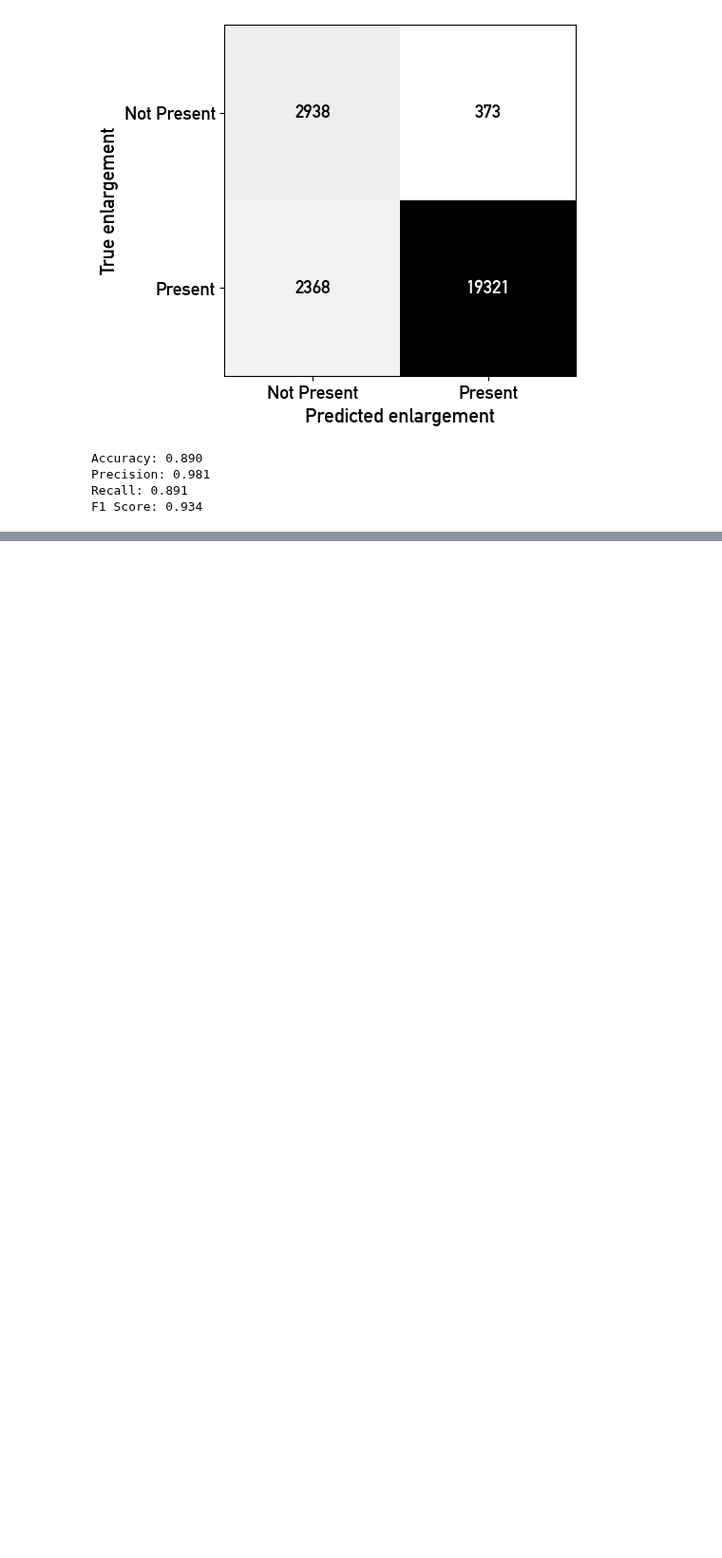
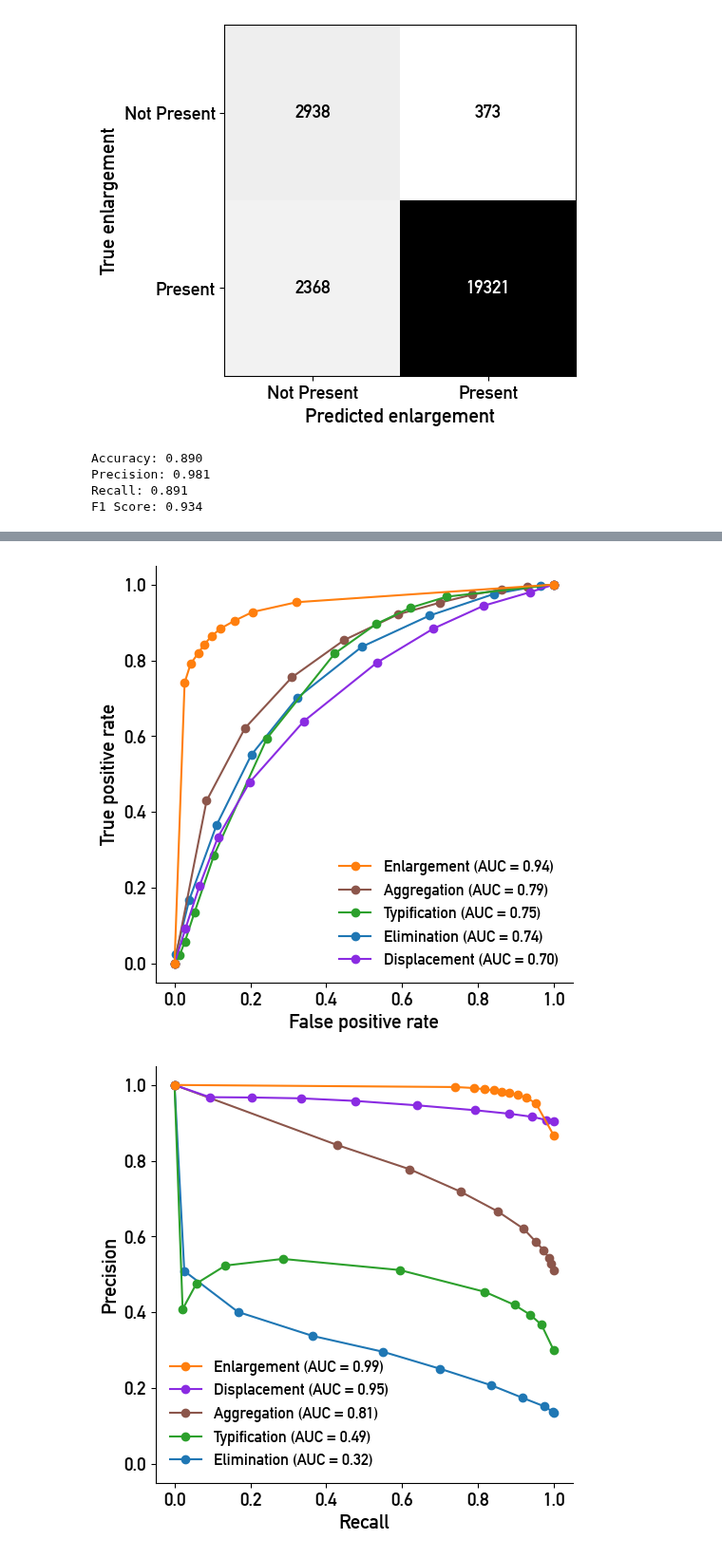
Before and after one commit to jorissenn/genops, a Jupyter notebook: 32_vector_model_evaluation.ipynb, the cells around one changed output, grey strips where cells are left out. Shown at 95% size. Cells and saved outputs as stored; diff of their text form; code cells hidden in the pictures; blank space fills up the shorter version.

```diff
--- a/32_vector_model_evaluation.ipynb
+++ b/32_vector_model_evaluation.ipynb
@@ -567,0 +626,29 @@ F1 Score: 0.934
+# %%
+# define paths to saved PR and ROC files
+pr_roc_path_elimination = os.path.join(vector_path, "model_outputs", "elimination", "pr_roc")
+pr_roc_path_selection = os.path.join(vector_path, "model_outputs", "selection", "pr_roc")
+
+# define paths to PR and ROC CSV files
+hgnn_no_roads_test_pr_roc = [os.path.join(pr_roc_path_elimination,
+                                          "HGNN_eli_attachRoadsFalse_215937p_100000s_80ep_bs512_cuda_test.csv"),
+                             os.path.join(pr_roc_path_selection,
+                                          "HGNN_sel_attachRoadsFalse_271236p_100000s_80ep_bs512_cuda_test.csv")]
+
+# legend order
+roc_order = ["enlargement", "aggregation", "typification", "elimination", "displacement"]
+pr_order = ["enlargement", "displacement", "aggregation", "typification", "elimination"]
+
+# plot the curves
+plot_roc_curve(hgnn_no_roads_test_pr_roc,
+               validation=False,
+               legend_order=roc_order,
+               figsize=(5.7,5.7),
+               save=False)
+plot_pr_curve(hgnn_no_roads_test_pr_roc,
+              validation=False,
+              legend_order=pr_order,
+              figsize=(5.7,5.7),
+              save=False)
+# %% [output]
+[figure, added]
+[figure, added]
```
Also changed, not shown: parts of 2 cells of this notebook, 2 other files.
